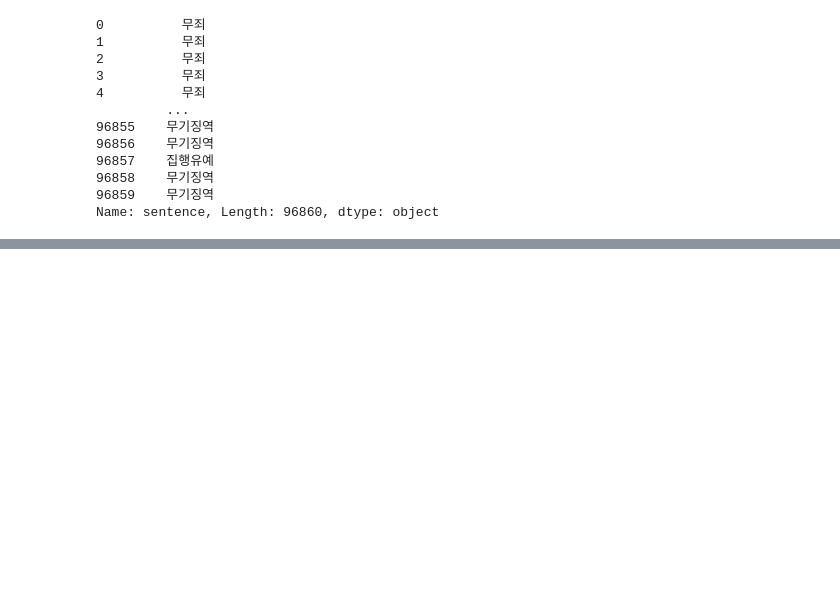
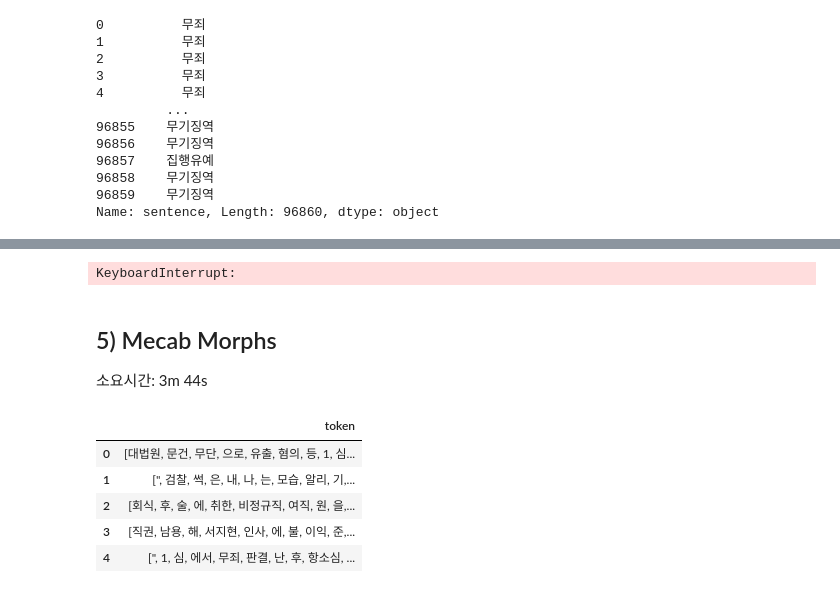
Before and after one commit to HyeJuSeon/Judgement_Prediction, a Jupyter notebook: code/preprocessing/Preprocessing.ipynb, the cells around one changed output, grey strips where cells are left out. Saved outputs shown, nothing was run; the diff lists cells and outputs as text; code cells hidden in the pictures; blank space fills up the shorter version.

```diff
--- a/code/preprocessing/Preprocessing.ipynb
+++ b/code/preprocessing/Preprocessing.ipynb
@@ -564,0 +688,10 @@ preData.to_excel(path + '/data/Preprocessing.xlsx')
+# %%
+kkma = Kkma()
+kkmaMorphs = []
+
+for text in notebook.tqdm(texts):
+    token = kkma.morphs(str(text))
+    kkmaMorphs.append(token)
+
+kkmaMorphsData = pd.DataFrame()
+kkmaMorphsData['token'] = kkmaMorphs
@@ -564,0 +708,12 @@ preData.to_excel(path + '/data/Preprocessing.xlsx')
+# %%
+komoran = Komoran()
+komoMorphs = []
+
+for text in notebook.tqdm(texts):
+    token = komoran.morphs(str(text))
+    komoMorphs.append(token)
+
+komoMorphsData = pd.DataFrame()
+komoMorphsData['token'] = komoMorphs
+# %% [output]
+KeyboardInterrupt:
@@ -564,0 +724,25 @@ preData.to_excel(path + '/data/Preprocessing.xlsx')
+# %% [markdown]
+## 5) Mecab Morphs
+
+소요시간: 3m 44s
+# %%
+mecab = Mecab()
+mecabMorphs = []
+
+for text in notebook.tqdm(texts):
+    token = mecab.morphs(str(text))
+    mecabMorphs.append(token)
+
+tokenData['Mecab_Morphs'] = mecabMorphs
+# %%
+mecabMorphsData = pd.DataFrame()
+mecabMorphsData['token'] = tokenData['Mecab_Morphs'].copy()
+# %%
+mecabMorphsData.head()
+# %% [output]
+|  | token |
+| 0 | [대법원, 문건, 무단, 으로, 유출, 혐의, 등, 1, 심... |
+| 1 | [", 검찰, 썩, 은, 내, 나, 는, 모습, 알리, 기,... |
+| 2 | [회식, 후, 술, 에, 취한, 비정규직, 여직, 원, 을,... |
+| 3 | [직권, 남용, 해, 서지현, 인사, 에, 불, 이익, 준,... |
+| 4 | [", 1, 심, 에서, 무죄, 판결, 난, 후, 항소심, ... |
```
Also changed, not shown: parts of 53 cells of this notebook.
